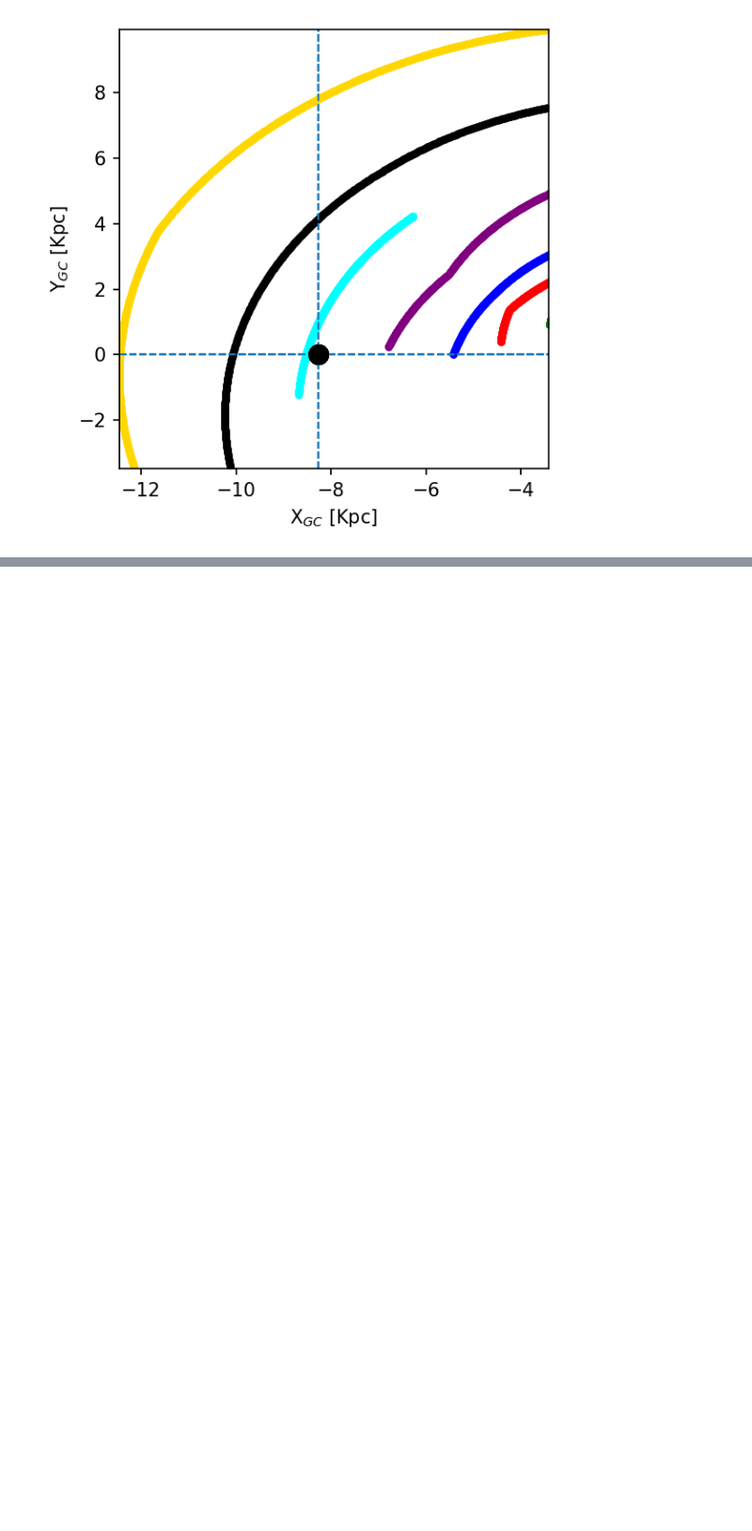
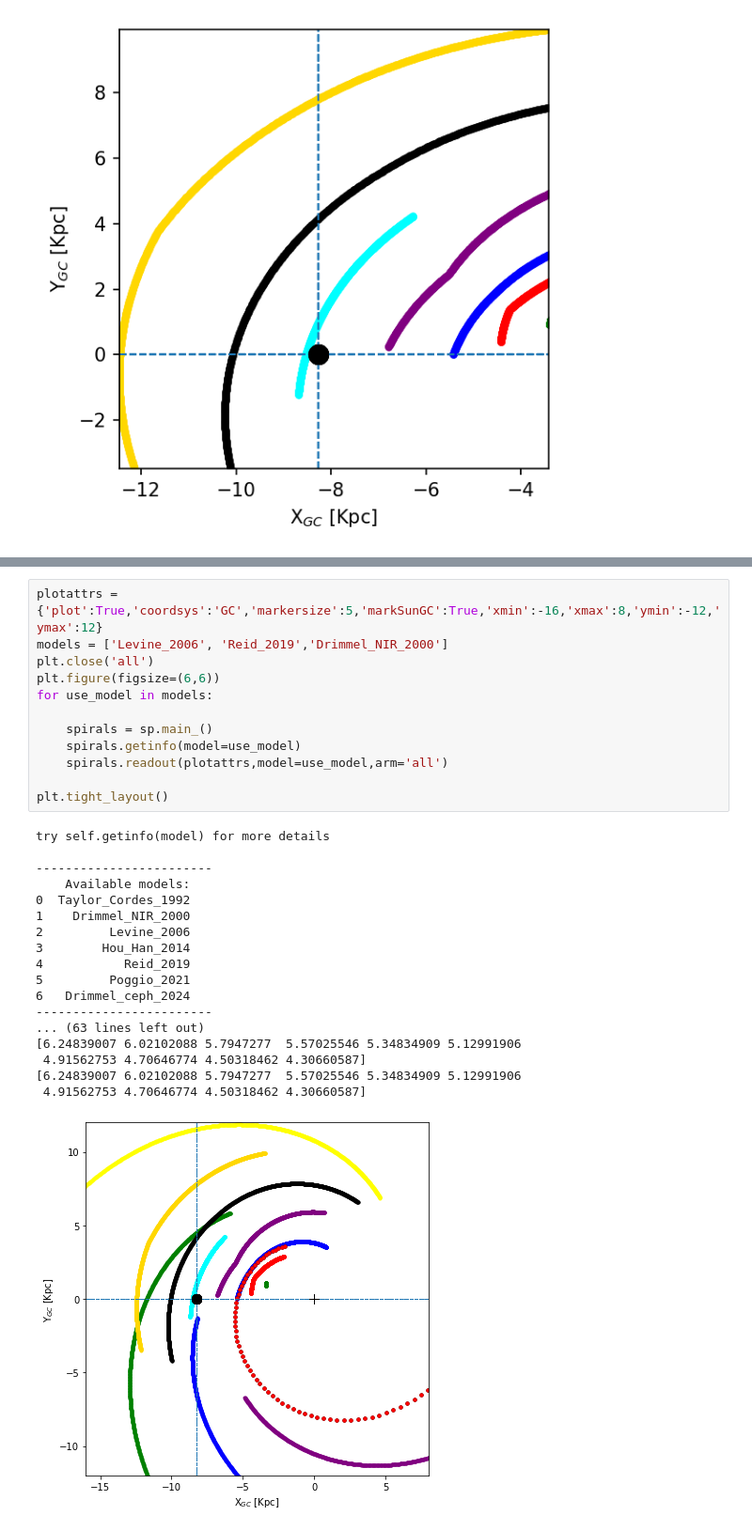
Before and after one commit to Abhaypru/SpiralMap, a Jupyter notebook: plotspirals_demo.ipynb, the cells around one changed output, grey strips where cells are left out. Shown at 94% size. Drawn from its saved outputs; the diff is of its cells as text; blank space fills up the shorter version.

Commit message:
drimmel corrected

```diff
--- a/plotspirals_demo.ipynb
+++ b/plotspirals_demo.ipynb
@@ -121,0 +122,31 @@ try self.getinfo(model) for more details
+# %%
+plotattrs = {'plot':True,'coordsys':'GC','markersize':5,'markSunGC':True,'xmin':-16,'xmax':8,'ymin':-12,'ymax':12}
+models = ['Levine_2006', 'Reid_2019','Drimmel_NIR_2000']
+plt.close('all')
+plt.figure(figsize=(6,6))
+for use_model in models:
+
+	spirals = sp.main_()
+	spirals.getinfo(model=use_model)
+	spirals.readout(plotattrs,model=use_model,arm='all')
+
+plt.tight_layout()
+# %% [output]
+try self.getinfo(model) for more details
+
+------------------------
+    Available models:
+0  Taylor_Cordes_1992
+1    Drimmel_NIR_2000
+2         Levine_2006
+3        Hou_Han_2014
+4           Reid_2019
+5         Poggio_2021
+6   Drimmel_ceph_2024
+------------------------
+... (63 lines left out)
+[6.24839007 6.02102088 5.7947277  5.57025546 5.34834909 5.12991906
+ 4.91562753 4.70646774 4.50318462 4.30660587]
+[6.24839007 6.02102088 5.7947277  5.57025546 5.34834909 5.12991906
+ 4.91562753 4.70646774 4.50318462 4.30660587]
+[figure, added]
```
Also changed, not shown: parts of 4 cells of this notebook, 2 other files.
